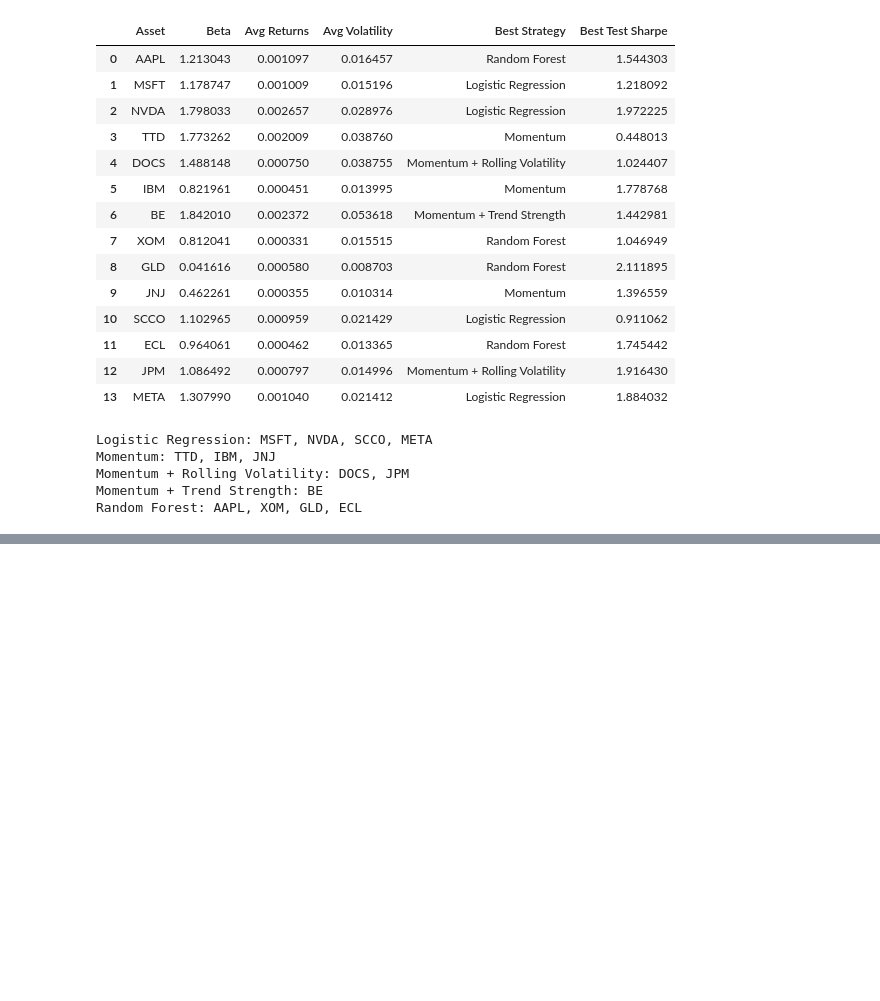
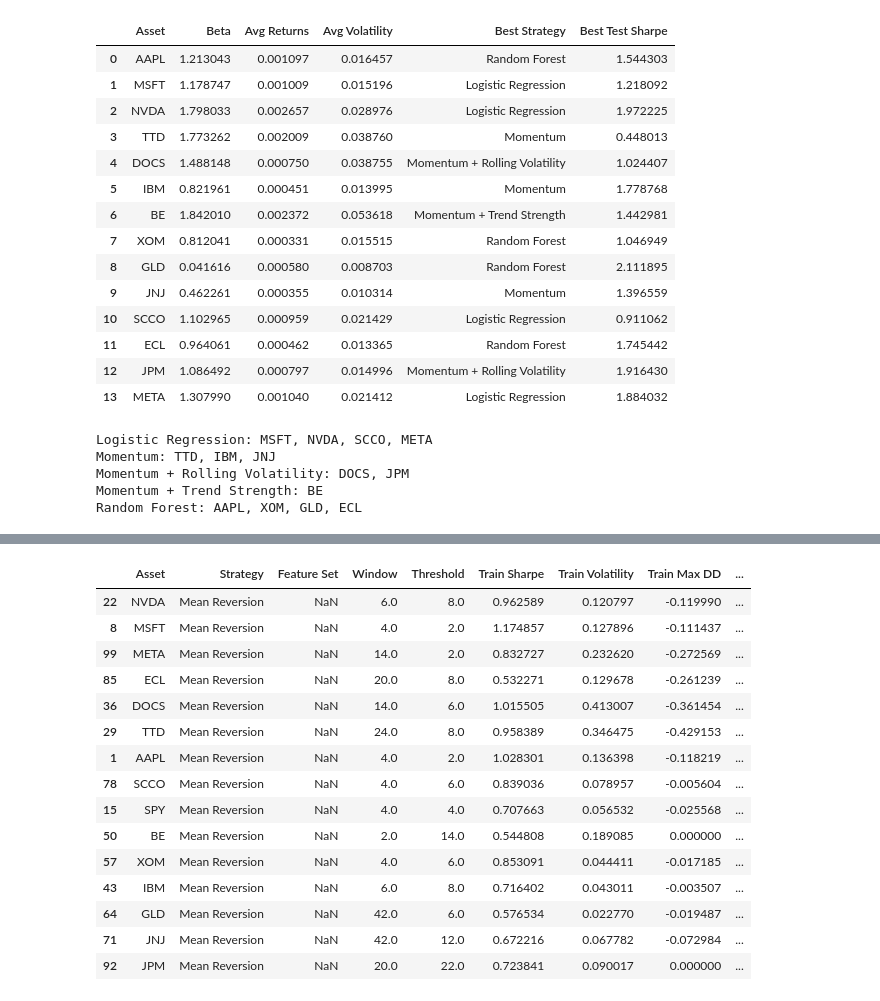
Before and after one commit to noelpdlt/quant-research-system, a Jupyter notebook: notebooks/w11_asset_strategyperformance.ipynb, the cells around one changed output, grey strips where cells are left out. Saved outputs shown, nothing was run; the diff lists cells and outputs as text; code cells hidden in the pictures; blank space fills up the shorter version.

```diff
--- a/notebooks/w11_asset_strategyperformance.ipynb
+++ b/notebooks/w11_asset_strategyperformance.ipynb
@@ -59,0 +117,19 @@ Random Forest: AAPL, XOM, GLD, ECL
+# %%
+display(df[df['Strategy'] == 'Mean Reversion'].sort_values('Test Sharpe', ascending = False))
+# %% [output]
+|  | Asset | Strategy | Feature Set | Window | Threshold | Train Sharpe | Train Volatility | Train Max DD | ... |
+| 22 | NVDA | Mean Reversion | NaN | 6.0 | 8.0 | 0.962589 | 0.120797 | -0.119990 | ... |
+| 8 | MSFT | Mean Reversion | NaN | 4.0 | 2.0 | 1.174857 | 0.127896 | -0.111437 | ... |
+| 99 | META | Mean Reversion | NaN | 14.0 | 2.0 | 0.832727 | 0.232620 | -0.272569 | ... |
+| 85 | ECL | Mean Reversion | NaN | 20.0 | 8.0 | 0.532271 | 0.129678 | -0.261239 | ... |
+| 36 | DOCS | Mean Reversion | NaN | 14.0 | 6.0 | 1.015505 | 0.413007 | -0.361454 | ... |
+| 29 | TTD | Mean Reversion | NaN | 24.0 | 8.0 | 0.958389 | 0.346475 | -0.429153 | ... |
+| 1 | AAPL | Mean Reversion | NaN | 4.0 | 2.0 | 1.028301 | 0.136398 | -0.118219 | ... |
+| 78 | SCCO | Mean Reversion | NaN | 4.0 | 6.0 | 0.839036 | 0.078957 | -0.005604 | ... |
+| 15 | SPY | Mean Reversion | NaN | 4.0 | 4.0 | 0.707663 | 0.056532 | -0.025568 | ... |
+| 50 | BE | Mean Reversion | NaN | 2.0 | 14.0 | 0.544808 | 0.189085 | 0.000000 | ... |
+| 57 | XOM | Mean Reversion | NaN | 4.0 | 6.0 | 0.853091 | 0.044411 | -0.017185 | ... |
+| 43 | IBM | Mean Reversion | NaN | 6.0 | 8.0 | 0.716402 | 0.043011 | -0.003507 | ... |
+| 64 | GLD | Mean Reversion | NaN | 42.0 | 6.0 | 0.576534 | 0.022770 | -0.019487 | ... |
+| 71 | JNJ | Mean Reversion | NaN | 42.0 | 12.0 | 0.672216 | 0.067782 | -0.072984 | ... |
+| 92 | JPM | Mean Reversion | NaN | 20.0 | 22.0 | 0.723841 | 0.090017 | 0.000000 | ... |
```
Also changed, not shown: parts of 4 cells of this notebook, 1 other file.
